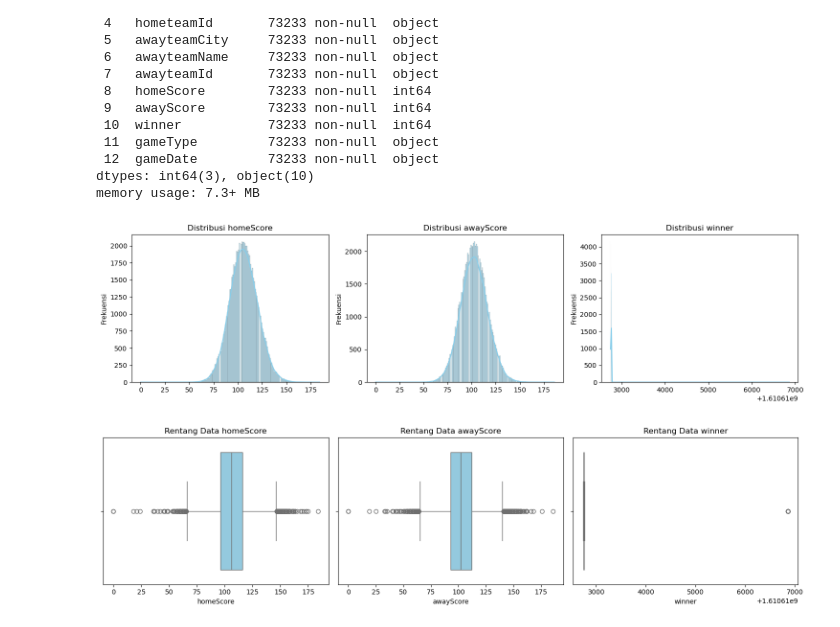
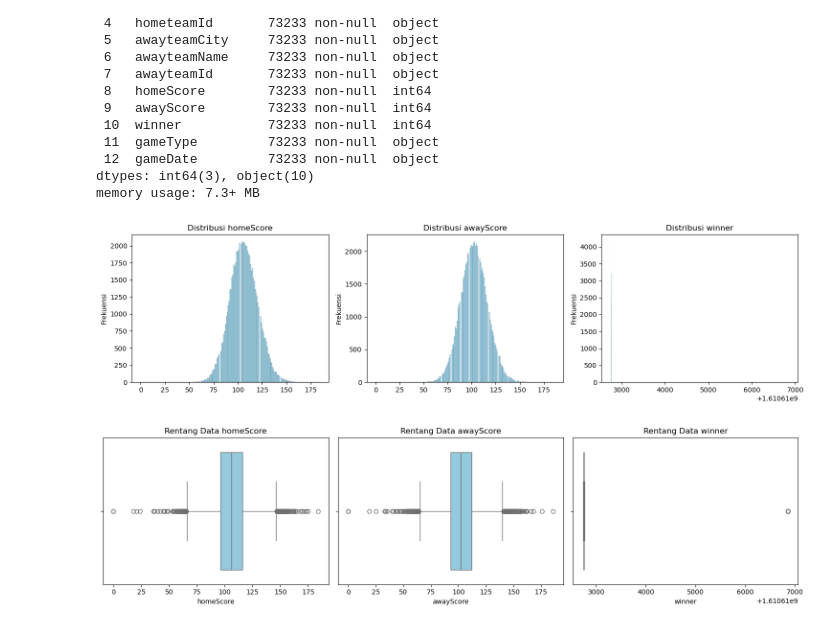
Before and after one commit to HafidzAfrieno/Project-Data-Analyst-Part-1, a Jupyter notebook: nba_player_analyst.ipynb, the cells around one changed output. Cells and saved outputs as stored; diff of their text form; code cells hidden in the pictures.

```diff
--- a/nba_player_analyst.ipynb
+++ b/nba_player_analyst.ipynb
@@ -59,7 +70,7 @@ officials           71879
 gameDate                0
 dtype: int64
 # %%
-# df = df.drop(columns=['gameSubtype','gameLabel','gameSubLabel','seriesGameNumber','attendance','arenaName','arenaCity','arenaState','officials','arenaId'])
+df = df.drop(columns=['gameSubtype','gameLabel','gameSubLabel','seriesGameNumber','attendance','arenaName','arenaCity','arenaState','officials','arenaId'])
 df.head(5)
 # %% [output]
 |  | gameId | gameDateTimeEst | hometeamCity | hometeamName | hometeamId | awayteamCity | awayteamName | ... |
@@ -135,24 +158,22 @@ dtypes: int64(3), object(10)
 memory usage: 7.3+ MB
 # %%
 #analisis distribusi  feature numerik
-import math
 feature_numerik = df.select_dtypes(include=[np.number])
 nump_cols = feature_numerik.shape[1]
-grid_cols =3  # Jumlah kolom visualisasi per baris
-grid_rows = math.ceil(nump_cols/grid_cols)
+grid_cols =3
+grid_rows = 1
 
 fig, axes = plt.subplots(grid_rows, grid_cols, figsize=(5 * grid_cols, 4 * grid_rows))
 axes = axes.flatten()  # Meratakan matriks axes menjadi array 1D agar mudah diiterasi
-
 for i, kolom in enumerate(feature_numerik.columns):
-    sns.histplot(data=feature_numerik, x=kolom, kde=True, ax=axes[i], color='skyblue')
+    sns.histplot(data=feature_numerik, x=kolom, kde=False, ax=axes[i], color='skyblue')
     axes[i].set_title(f'Distribusi {kolom}')
     axes[i].set_xlabel('')
     axes[i].set_ylabel('Frekuensi')
 plt.tight_layout()
 plt.show()
 # %% [output]
-[figure, old version]
+[figure, new version]
 # %%
 #distribusi feature numerik Boxplot
 fig,axes = plt.subplots(grid_rows, grid_cols, figsize=(5 * grid_cols, 4 * grid_rows))
```
Also changed, not shown: parts of 8 cells of this notebook.
